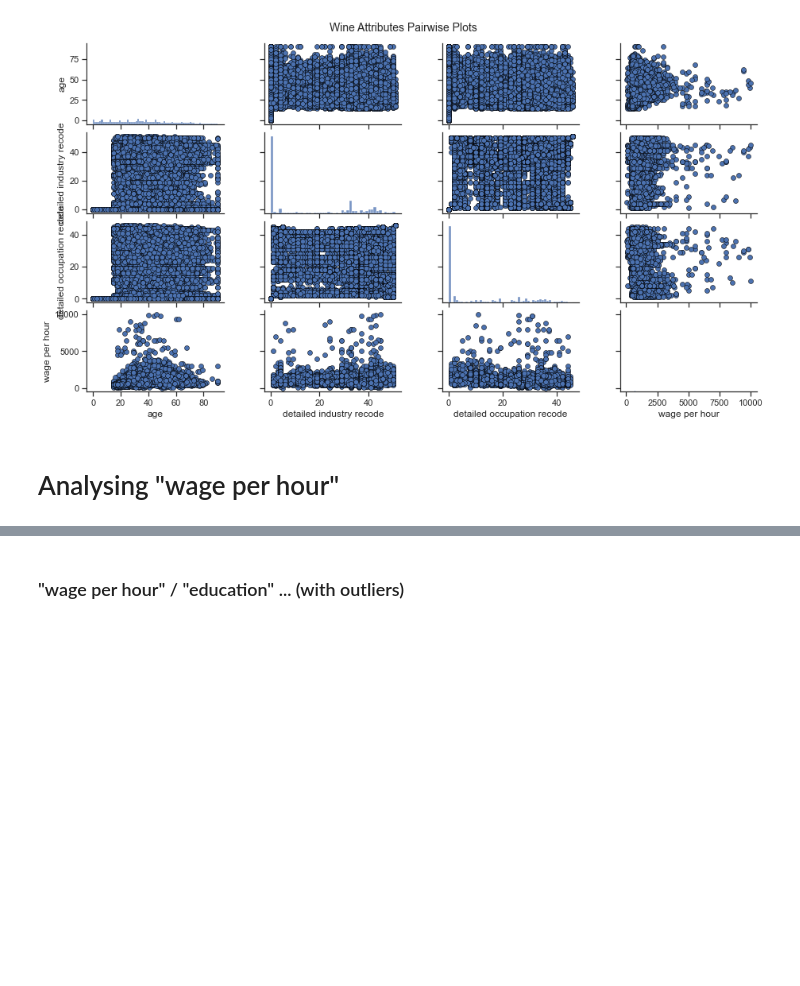
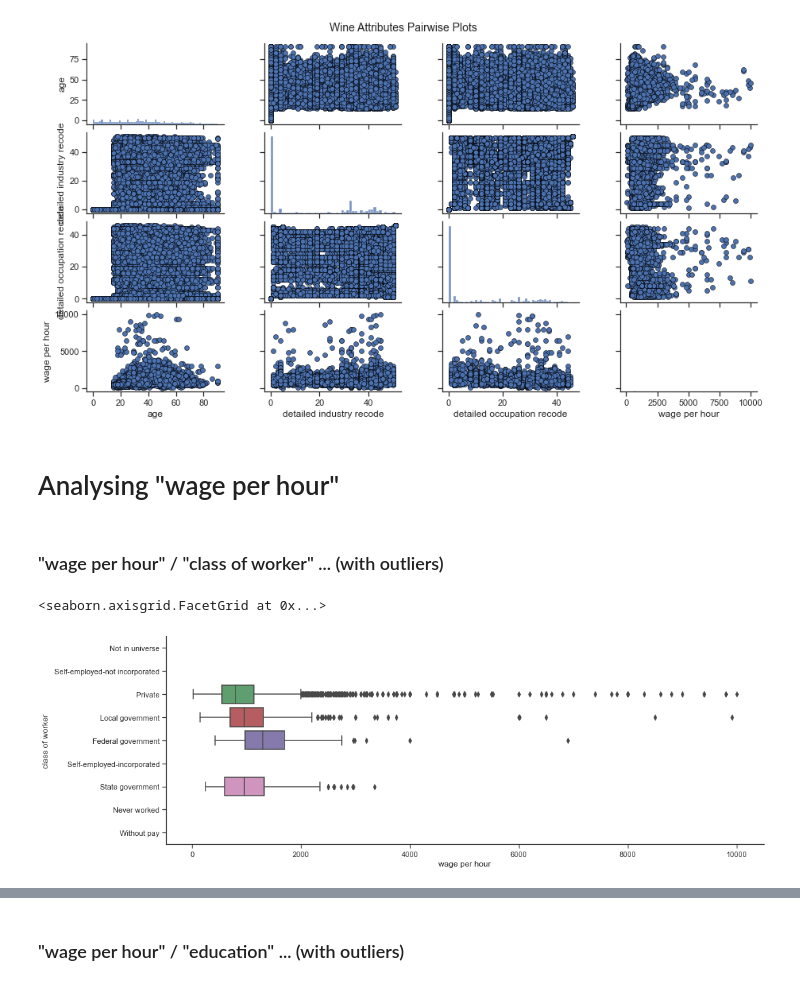
Before and after one commit to ThomasBrue/first-assignment-data-science, a Jupyter notebook: censusIncome.ipynb, the cells around one changed output, grey strips where cells are left out. Saved outputs shown, nothing was run; the diff lists cells and outputs as text; code cells hidden in the pictures; blank space fills up the shorter version.

Commit message:
class of worker plot

```diff
--- a/censusIncome.ipynb
+++ b/censusIncome.ipynb
@@ -115,3 +115,10 @@ t = fig.suptitle('Wine Attributes Pairwise Plots', fontsize=14)
 [figure]
 # %% [markdown]
 # Analysing "wage per hour"
+# %% [markdown]
+### "wage per hour" / "class of worker" ... (with outliers)
+# %%
+sns.catplot(x="wage per hour", y="class of worker", kind="box", data=raw_data,  aspect=3, showfliers = True)
+# %% [output]
+<seaborn.axisgrid.FacetGrid at 0x...>
+[figure, added]
```
Also changed, not shown: parts of 3 cells of this notebook.
